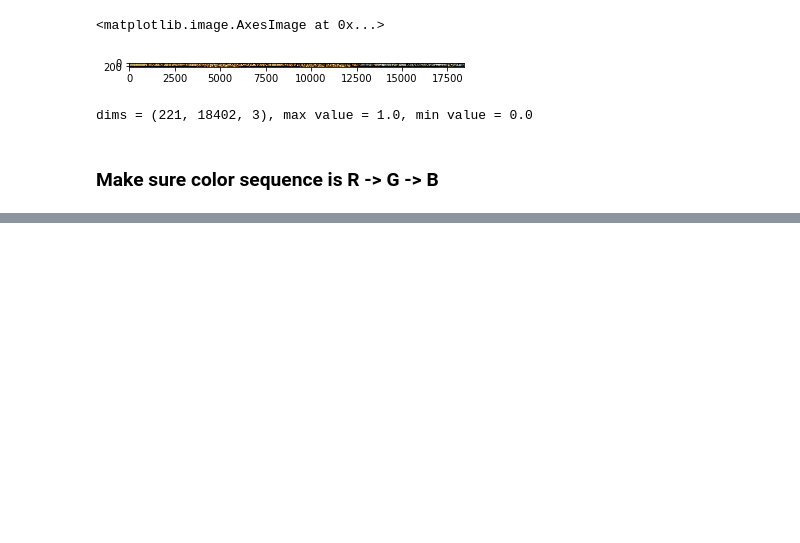
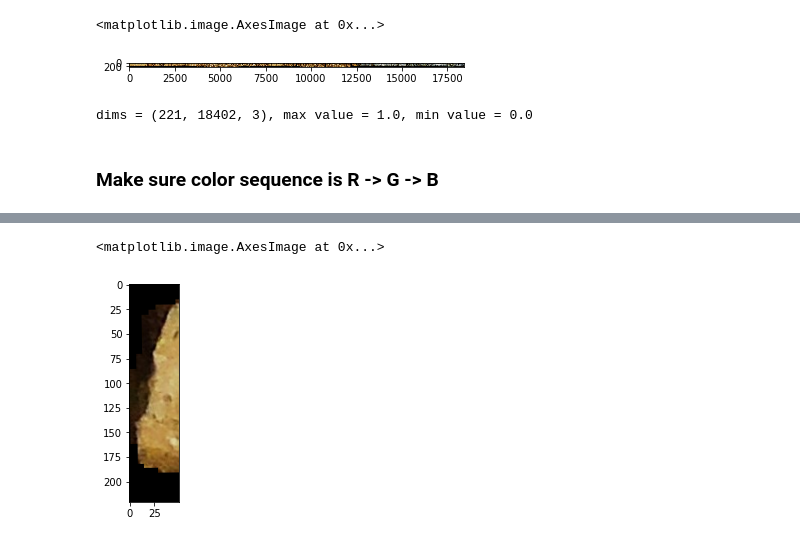
Before and after one commit to franklu2014/core_sample_analysis, a Jupyter notebook: core_sample.ipynb, the cells around one changed output, grey strips where cells are left out. Saved outputs shown, nothing was run; the diff lists cells and outputs as text; code cells hidden in the pictures; blank space fills up the shorter version.

```diff
--- a/core_sample.ipynb
+++ b/core_sample.ipynb
@@ -53,0 +130,5 @@ plt.show()
+# %%
+imshow(img1[:, :50, :])
+# %% [output]
+<matplotlib.image.AxesImage at 0x...>
+[figure, added]
```
Also changed, not shown: parts of 11 cells of this notebook.
